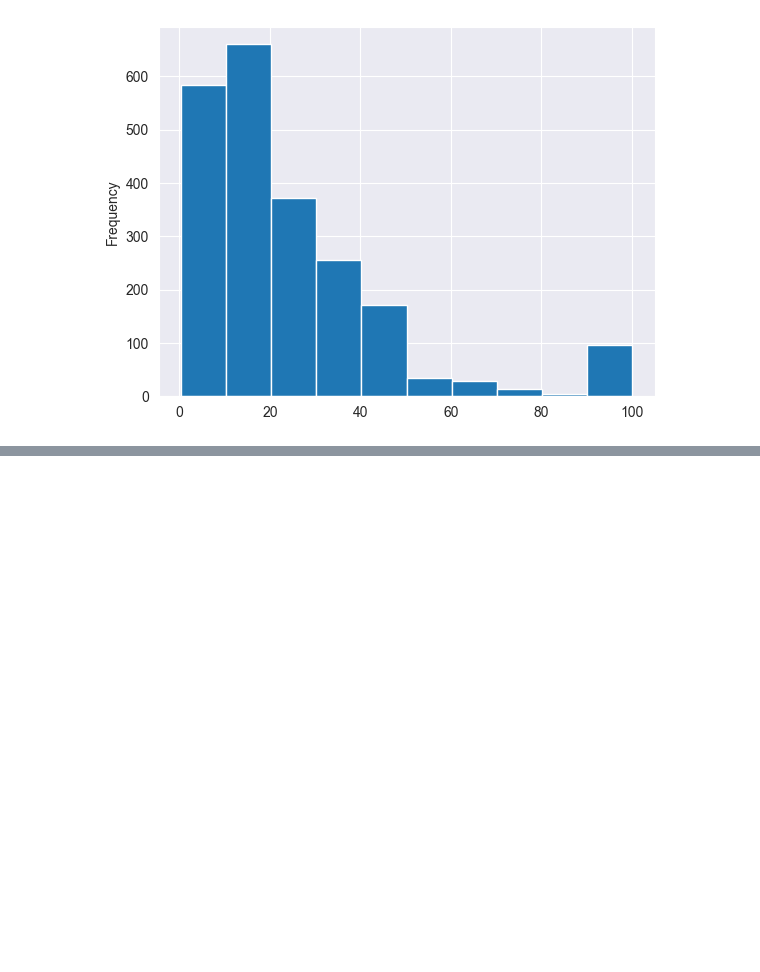
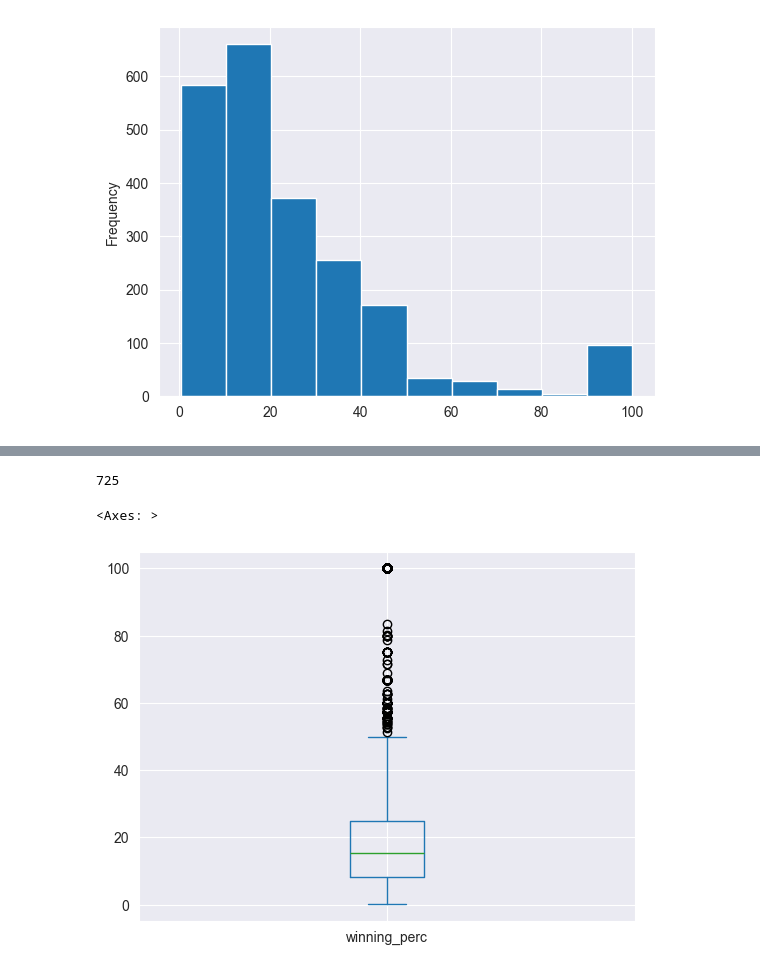
Before and after one commit to srijan-deo/Churn-Premier-Members, a Jupyter notebook: churn-analysis-t6-1year-april.ipynb, the cells around one changed output, grey strips where cells are left out. Saved outputs shown, nothing was run; the diff lists cells and outputs as text; code cells hidden in the pictures; blank space fills up the shorter version.

```diff
--- a/churn-analysis-t6-1year-april.ipynb
+++ b/churn-analysis-t6-1year-april.ipynb
@@ -408,0 +417,4 @@ data4 = client.query(query4).to_dataframe()
+# %%
+data4_copy = data4.copy()
+# %%
+data4_copy['winning_perc'] = np.round((data4_copy['total_lots_won'] / data4_copy['total_lots_placed_bids_on'])*100,2)
@@ -408,0 +437,3 @@ data4 = client.query(query4).to_dataframe()
+# %%
+user_611334 = data4_copy[data4_copy['owner_mbr_nbr'].isin(mbr_lst)]
+user_611334
@@ -408,0 +454,9 @@ data4 = client.query(query4).to_dataframe()
+# %%
+user_611334['owner_mbr_nbr'].nunique()
+# %% [output]
+725
+# %%
+user_611334['winning_perc'].plot(kind='box')
+# %% [output]
+<Axes: >
+[figure, added]
```
Also changed, not shown: parts of 39 cells of this notebook.
